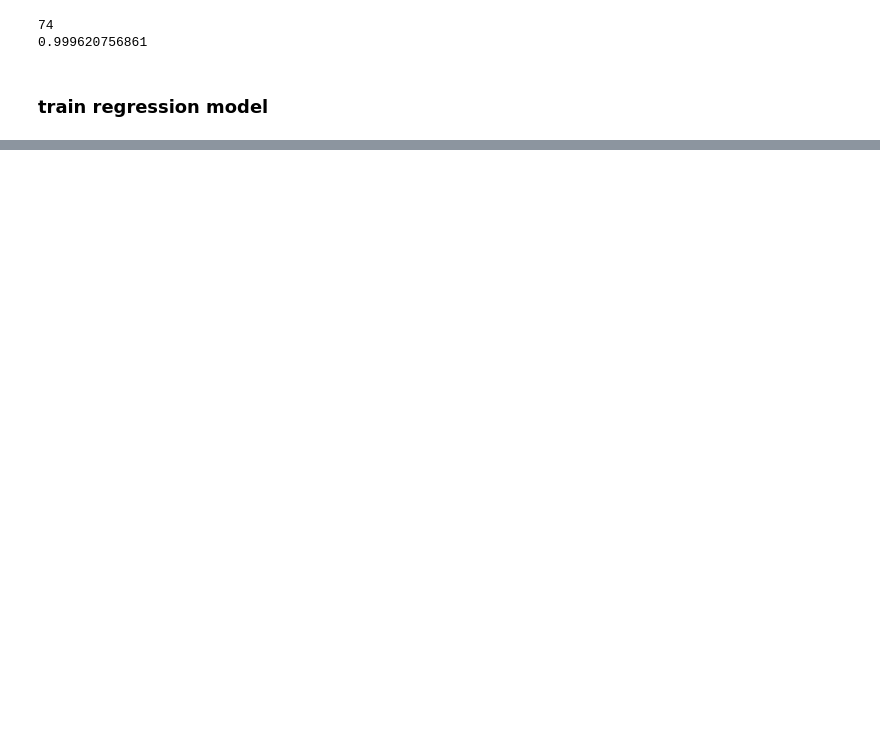
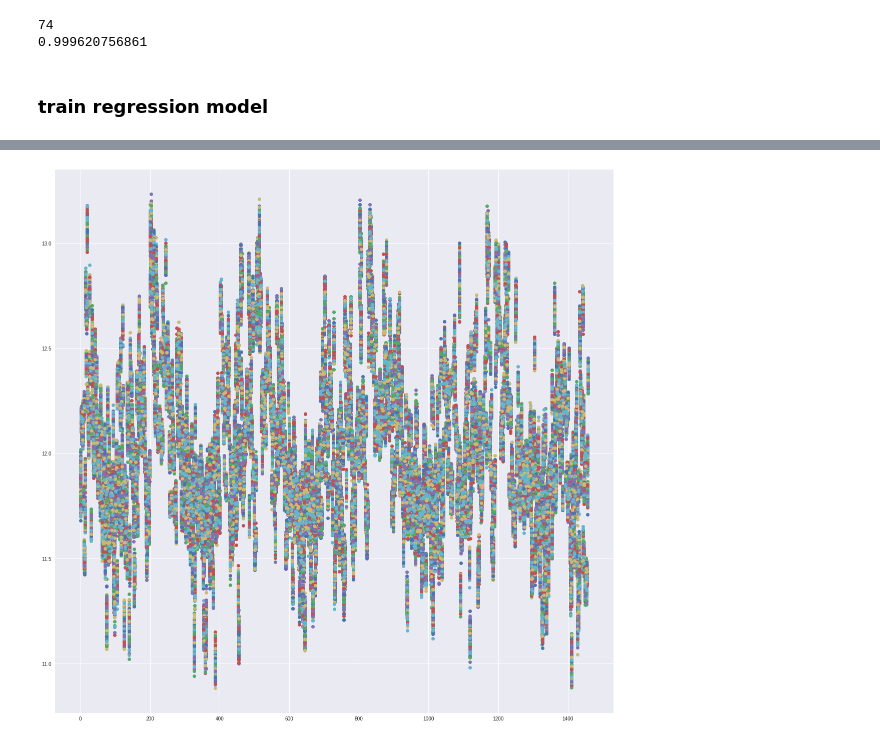
Before and after one commit to samshipengs/House-prices-regression, a Jupyter notebook: housing_price_regression.ipynb, the cells around one changed output, grey strips where cells are left out. Cells and saved outputs as stored; diff of their text form; code cells hidden in the pictures; blank space fills up the shorter version.

```diff
--- a/housing_price_regression.ipynb
+++ b/housing_price_regression.ipynb
@@ -342,6 +363,8 @@ Total time used: 72.6956994653min
 # %%
-# for i in all_prediction:
-#     plt.plot(range(len(i)), i, 'o')
+for i in all_prediction:
+    plt.plot(range(len(i)), i, 'o')
+# %% [output]
+[figure, added]
 # %%
 # def train_predict(train_X, train_Y, test_X, verbose=False):
 #     n_cv = 500
```
Also changed, not shown: parts of 10 cells of this notebook, 2 other files.
